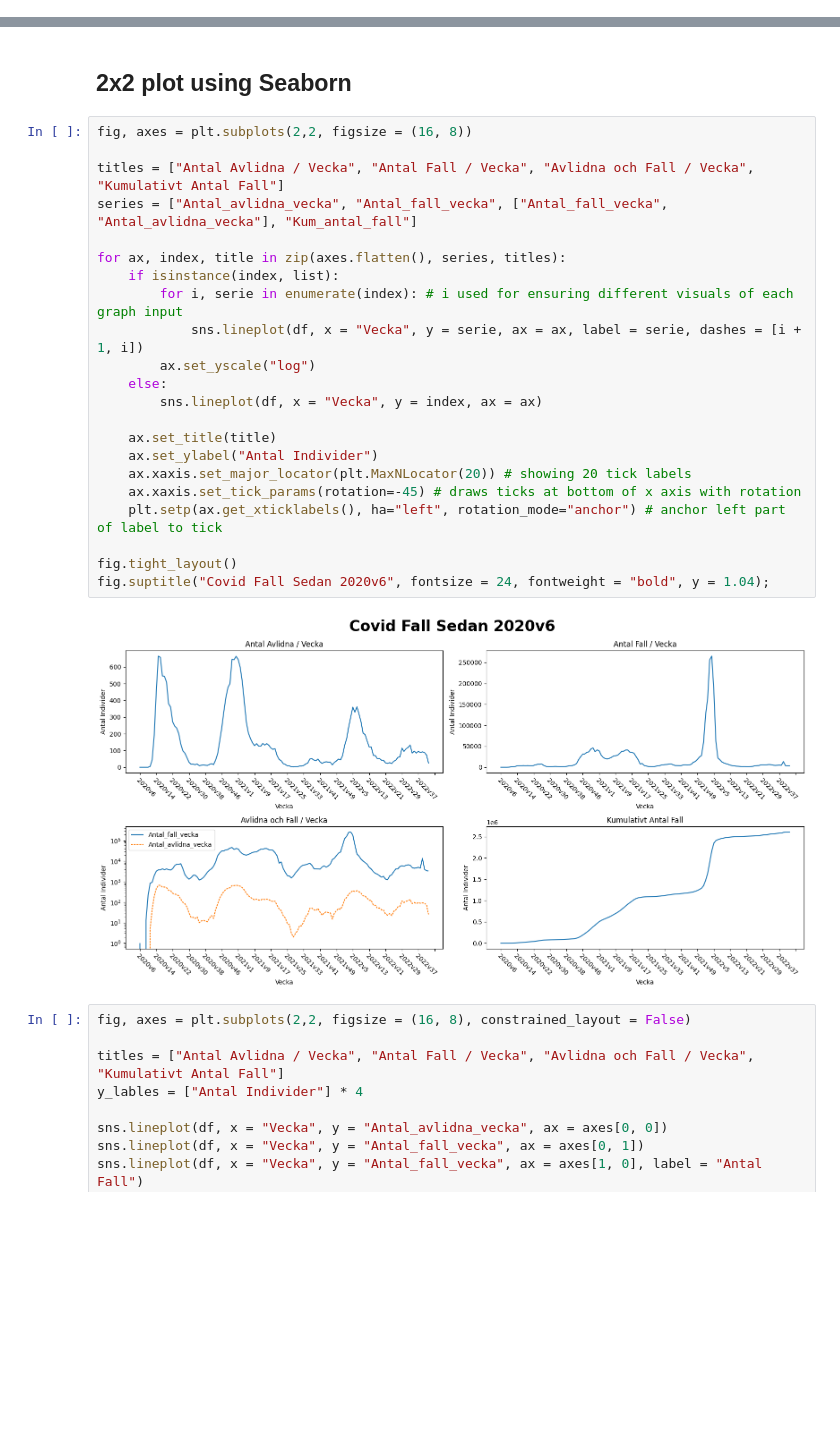
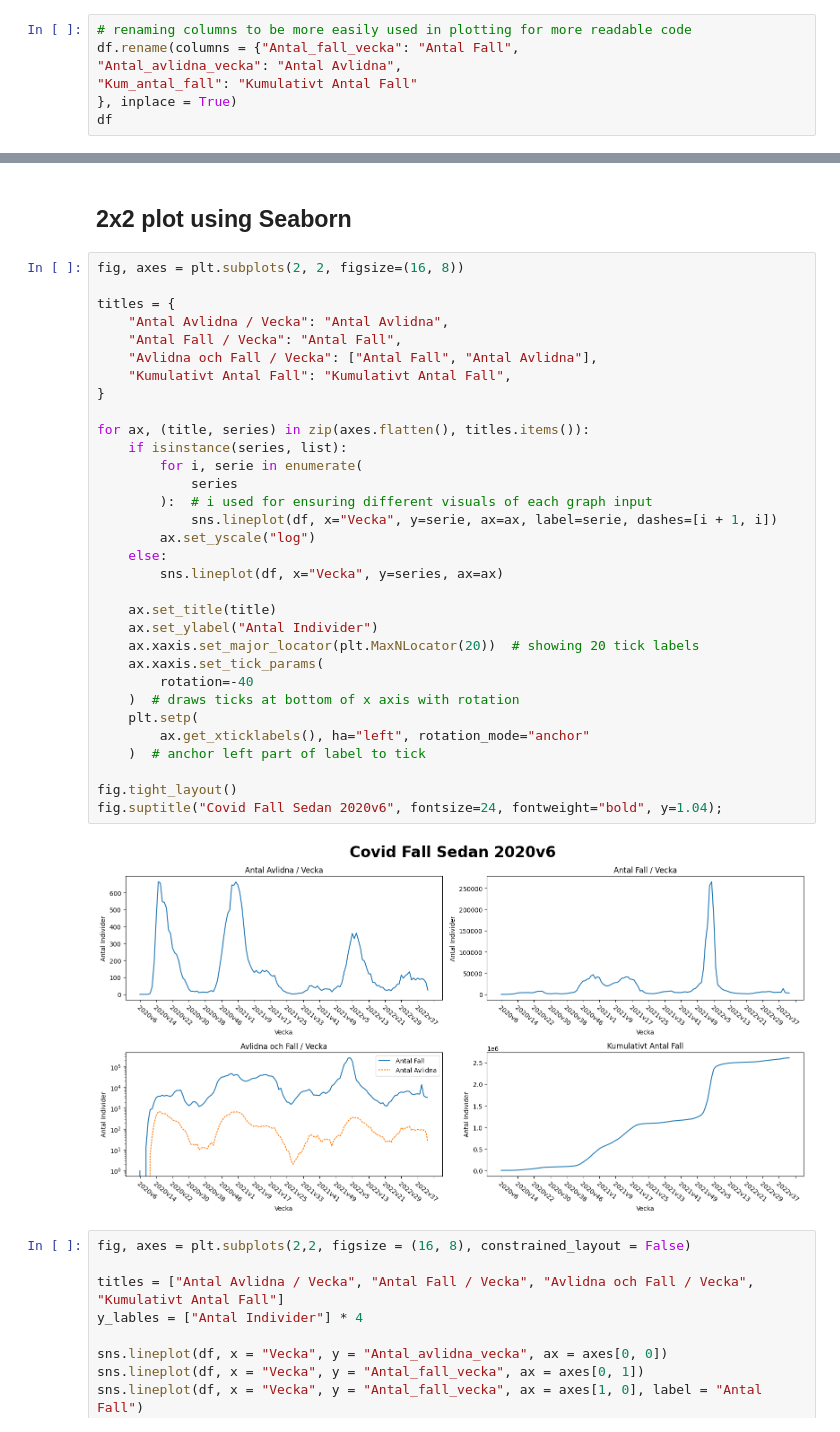
Before and after one commit to Andreas-Svensson/data_processing, a Jupyter notebook: Laboration_Covid19/E1_Data_Covid19.ipynb, the cells around one changed output, grey strips where cells are left out. Cells and saved outputs as stored; diff of their text form; blank space fills up the shorter version.

Commit message:
decorating graphs with titles, labels and comments

```diff
--- a/Laboration_Covid19/E1_Data_Covid19.ipynb
+++ b/Laboration_Covid19/E1_Data_Covid19.ipynb
@@ -71,0 +97,7 @@ f) Draw a line chart of cumulative amount cases from 2020v6 until present
+# %%
+# renaming columns to be more easily used in plotting for more readable code
+df.rename(columns = {"Antal_fall_vecka": "Antal Fall",
+"Antal_avlidna_vecka": "Antal Avlidna",
+"Kum_antal_fall": "Kumulativt Antal Fall"
+}, inplace = True)
+df
@@ -72,29 +118,39 @@ f) Draw a line chart of cumulative amount cases from 2020v6 until present
 # %% [markdown]
 ## 2x2 plot using Seaborn
 # %%
-fig, axes = plt.subplots(2,2, figsize = (16, 8))
+fig, axes = plt.subplots(2, 2, figsize=(16, 8))
 
-titles = ["Antal Avlidna / Vecka", "Antal Fall / Vecka", "Avlidna och Fall / Vecka", "Kumulativt Antal Fall"]
-series = ["Antal_avlidna_vecka", "Antal_fall_vecka", ["Antal_fall_vecka", "Antal_avlidna_vecka"], "Kum_antal_fall"]
+titles = {
+    "Antal Avlidna / Vecka": "Antal Avlidna",
+    "Antal Fall / Vecka": "Antal Fall",
+    "Avlidna och Fall / Vecka": ["Antal Fall", "Antal Avlidna"],
+    "Kumulativt Antal Fall": "Kumulativt Antal Fall",
+}
 
-for ax, index, title in zip(axes.flatten(), series, titles):
-    if isinstance(index, list):
-        for i, serie in enumerate(index): # i used for ensuring different visuals of each graph input
-            sns.lineplot(df, x = "Vecka", y = serie, ax = ax, label = serie, dashes = [i + 1, i])
+for ax, (title, series) in zip(axes.flatten(), titles.items()):
+    if isinstance(series, list):
+        for i, serie in enumerate(
+            series
+        ):  # i used for ensuring different visuals of each graph input
+            sns.lineplot(df, x="Vecka", y=serie, ax=ax, label=serie, dashes=[i + 1, i])
         ax.set_yscale("log")
     else:
-        sns.lineplot(df, x = "Vecka", y = index, ax = ax)
+        sns.lineplot(df, x="Vecka", y=series, ax=ax)
 
     ax.set_title(title)
     ax.set_ylabel("Antal Individer")
-    ax.xaxis.set_major_locator(plt.MaxNLocator(20)) # showing 20 tick labels
-    ax.xaxis.set_tick_params(rotation=-45) # draws ticks at bottom of x axis with rotation
-    plt.setp(ax.get_xticklabels(), ha="left", rotation_mode="anchor") # anchor left part of label to tick
+    ax.xaxis.set_major_locator(plt.MaxNLocator(20))  # showing 20 tick labels
+    ax.xaxis.set_tick_params(
+        rotation=-40
+    )  # draws ticks at bottom of x axis with rotation
+    plt.setp(
+        ax.get_xticklabels(), ha="left", rotation_mode="anchor"
+    )  # anchor left part of label to tick
 
 fig.tight_layout()
-fig.suptitle("Covid Fall Sedan 2020v6", fontsize = 24, fontweight = "bold", y = 1.04);
+fig.suptitle("Covid Fall Sedan 2020v6", fontsize=24, fontweight="bold", y=1.04);
 # %% [output]
-[figure, old version]
+[figure, new version]
 # %%
 fig, axes = plt.subplots(2,2, figsize = (16, 8), constrained_layout = False)
 
```
Also changed, not shown: parts of 15 cells of this notebook.
